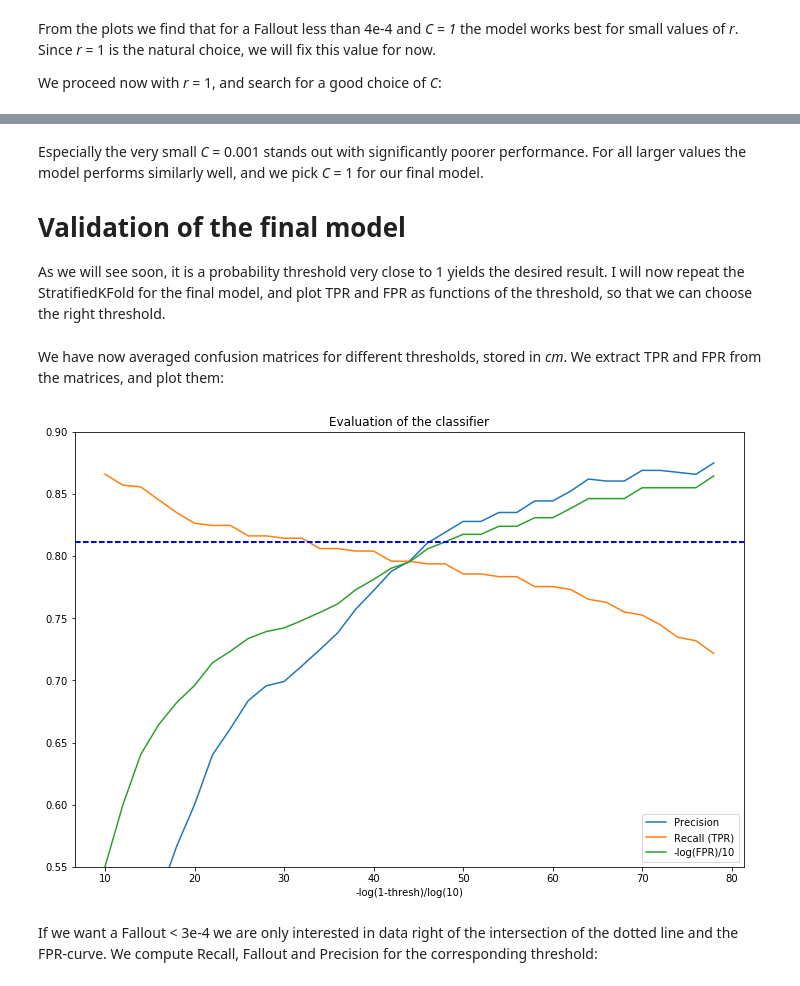
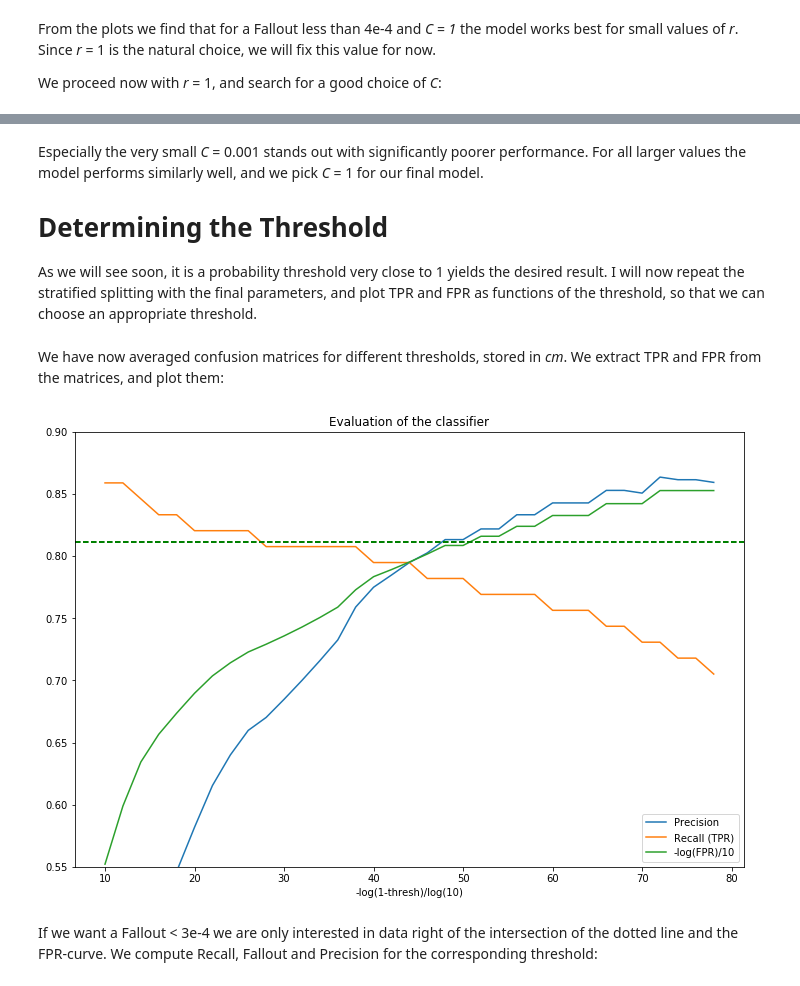
Before and after one commit to dstuerzer/Kaggle, a Jupyter notebook: credit_card_fraud/Optimization of Logistic Regression.ipynb, the cells around one changed output, grey strips where cells are left out. Cells and saved outputs as stored; diff of their text form; code cells hidden in the pictures.

```diff
--- a/credit_card_fraud/Optimization of Logistic Regression.ipynb
+++ b/credit_card_fraud/Optimization of Logistic Regression.ipynb
@@ -165,67 +171,64 @@ plot_roc(X,y, [0.001, 0.01, 0.1, 1, 10, 100], 'C', 1)
 # %% [markdown]
 Especially the very small *C* = 0.001 stands out with significantly poorer performance. For all larger values the model performs similarly well, and we pick *C* = 1 for our final model.
 
-Validation of the final model
+
+Determining the Threshold
 ===
 
-As we will see soon, it is a probability threshold very close to 1 yields the desired result. I will now repeat the StratifiedKFold for the final model, and plot TPR and FPR as functions of the threshold, so that we can choose the right threshold.
+As we will see soon, it is a probability threshold very close to 1 yields the desired result. I will now repeat the stratified splitting with the final parameters, and plot TPR and FPR as functions of the threshold, so that we can choose an appropriate threshold.
 # %%
 N = np.arange(10,80,2)     # will define threshold
 cm = {}     #will store the confusion matrix for different thresholds
 for n in N:
     cm[n] = 0.0
 lrn = LogisticRegression(penalty = 'l2', C = 1, class_weight = 'balanced')   #'balanced' corresponds to the case r=1
-N_Kfold = 5      #how much k-fold
-N_iter = 5   #repeat how often (taking the mean)
+
+N_iter = 300   #repeat how often (taking the mean)
 for it in range(N_iter):
-    skf = StratifiedKFold(n_splits = N_Kfold, shuffle = True)
-    for train_index, test_index in skf.split(X, y):
-        X_train, y_train = X[train_index], y[train_index]
-        X_test, y_test = X[test_index], y[test_index]
-        lrn.fit(X_train, y_train)
-        y_prob = lrn.predict_proba(X_test)[:,lrn.classes_[1]]
+    X_train, X_test, y_train, y_test = train_test_split(X, y, test_size = 0.2)
+    lrn.fit(X_train, y_train)
+    y_prob = lrn.predict_proba(X_test)[:,lrn.classes_[1]]
+    for n in N:
+        thresh = 1 - np.power(10.,-(n/10))  #we want thresholds very close to 1
+        # generate the prediction from the probabilities y_prob:
+        y_pred = np.zeros(len(y_prob))
+        for j in range(len(y_prob)):
+            if y_prob[j] > thresh:
+                y_pred[j] = 1
 
-        for n in N:
-            thresh = 1 - np.power(10.,-(n/10))  #we want thresholds very close to 1
-            # generate the prediction from the probabilities y_prob:
-            y_pred = np.zeros(len(y_prob))
-            for j in range(len(y_prob)):
-                if y_prob[j] > thresh:
-                    y_pred[j] = 1
-
-            B = confusion_matrix(y_test, y_pred)
-            #if the classes are mixed up, remedy that:
-            if lrn.classes_[0] == 1:
-                B = np.array([[B[1,1], B[1,0]], [B[0,1], B[0,0]]])
-            cm[n]+=B
+        B = confusion_matrix(y_test, y_pred)
+        #if the classes are mixed up, remedy that:
+        if lrn.classes_[0] == 1:
+            B = np.array([[B[1,1], B[1,0]], [B[0,1], B[0,0]]])
+        cm[n]+=B
 #finally, normalize the confusion matrices:
 for n in N:
-    cm[n] = cm[n]//(N_Kfold*N_iter)
+    cm[n] = cm[n]//N_iter
 # %% [markdown]
 We have now averaged confusion matrices for different thresholds, stored in *cm*. We extract TPR and FPR from the matrices, and plot them:
 # %%
 PR = []      #precision
 TPR = []
 FPR = []
 THRESH = N
 for n in N:
-    pr, tpr, fpr = pc.show_data(cm[n], title = 'Results for threshold = 1-10^-{:.1f}'.format(n/10))
+    pr, tpr, fpr = pc.show_data(cm[n])
     PR.append(pr)
     TPR.append(tpr)
     FPR.append(-np.log(fpr)/10)
 
 g  = plt.figure(figsize = (12,8))
 plt.plot(THRESH, PR, label = 'Precision')
 plt.plot(THRESH, TPR, label = 'Recall (TPR)')
 plt.plot(THRESH, FPR, label = '-log(FPR)/10')
-plt.axhline(-np.log(3e-4)/10, color='b', linestyle='dashed', linewidth=2)
+plt.axhline(-np.log(3e-4)/10, linestyle='dashed', color = 'green', linewidth=2)
 plt.title('Evaluation of the classifier')
 plt.legend( loc='lower right')
 plt.xlabel('-log(1-thresh)/log(10)')
 plt.ylim(0.55,0.9)
 plt.show()
 # %% [output]
-[figure, old version]
+[figure, new version]
 # %% [markdown]
 If we want a Fallout < 3e-4 we are only interested in data right of the intersection of the dotted line and the FPR-curve. We compute Recall, Fallout and Precision for the corresponding threshold:
 # %%
```
Also changed, not shown: parts of 22 cells of this notebook, 1 other file.
